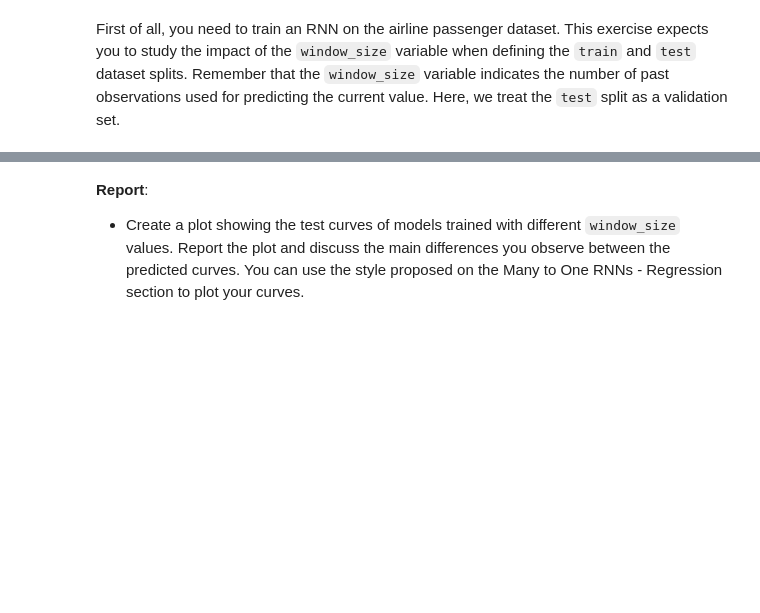
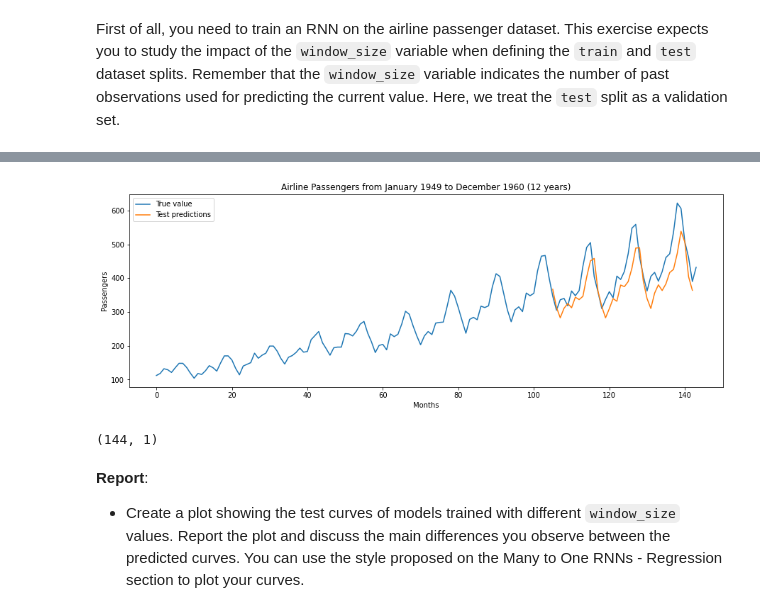
Before and after one commit to andersonpac/GGLcolab, a Jupyter notebook: 05_RNN.ipynb, the cells around one changed output, grey strips where cells are left out. Saved outputs shown, nothing was run; the diff lists cells and outputs as text; code cells hidden in the pictures; blank space fills up the shorter version.

```diff
--- a/05_RNN.ipynb
+++ b/05_RNN.ipynb
@@ -1279,0 +1409,8 @@ print("Shape of training labels: " + str((train_Y.shape)))
+# %%
+def get_predict(model, X):
+    # transform the prediction to the original scale.
+    pred = normalizer.inverse_transform(model.predict(X))
+    return pred
+
+train_predict = get_predict(rnn, train_X)
+test_predict = get_predict(rnn, test_X)
@@ -1280,3 +1420,22 @@ print("Shape of training labels: " + str((train_Y.shape)))
+# %%
+# Test predictions.
+test_predictions = np.empty_like(dataset)
+test_predictions[:, :] = np.nan
+test_predictions[len(train_predict) + (window_size * 2) + 1:len(dataset) - 1, :] = test_predict
+
+# Create the plot.
+plt.figure(figsize = (15, 5))
+plt.plot(normalizer.inverse_transform(dataset), label = "True value")
+plt.plot(test_predictions, label = "Test predictions")
+plt.xlabel("Months")
+plt.ylabel("Passengers")
+plt.title("Airline Passengers from January 1949 to December 1960 (12 years)")
+plt.legend()
+plt.show()
+print(test_predictions.shape)
+# %% [output]
+[figure, added]
+(144, 1)
 # %% [markdown]
 
 **Report**:
```
Also changed, not shown: parts of 14 cells of this notebook.
